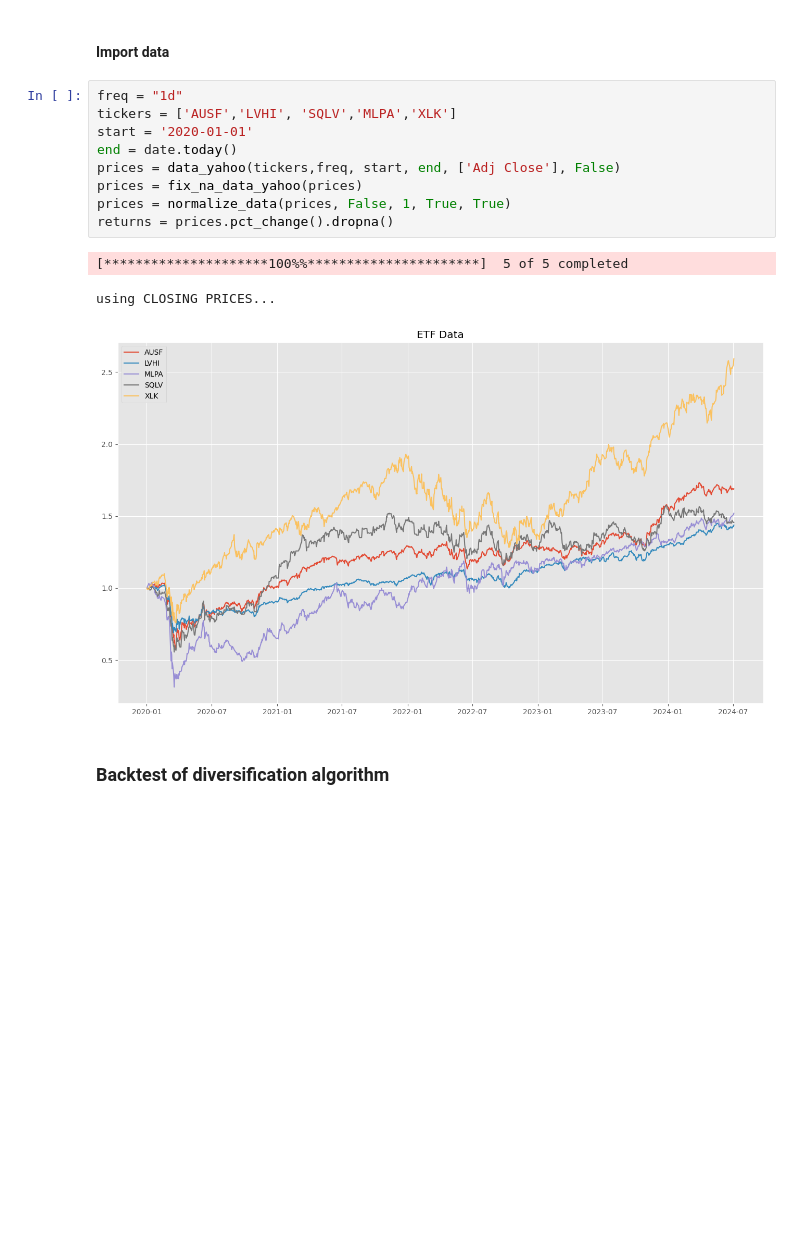
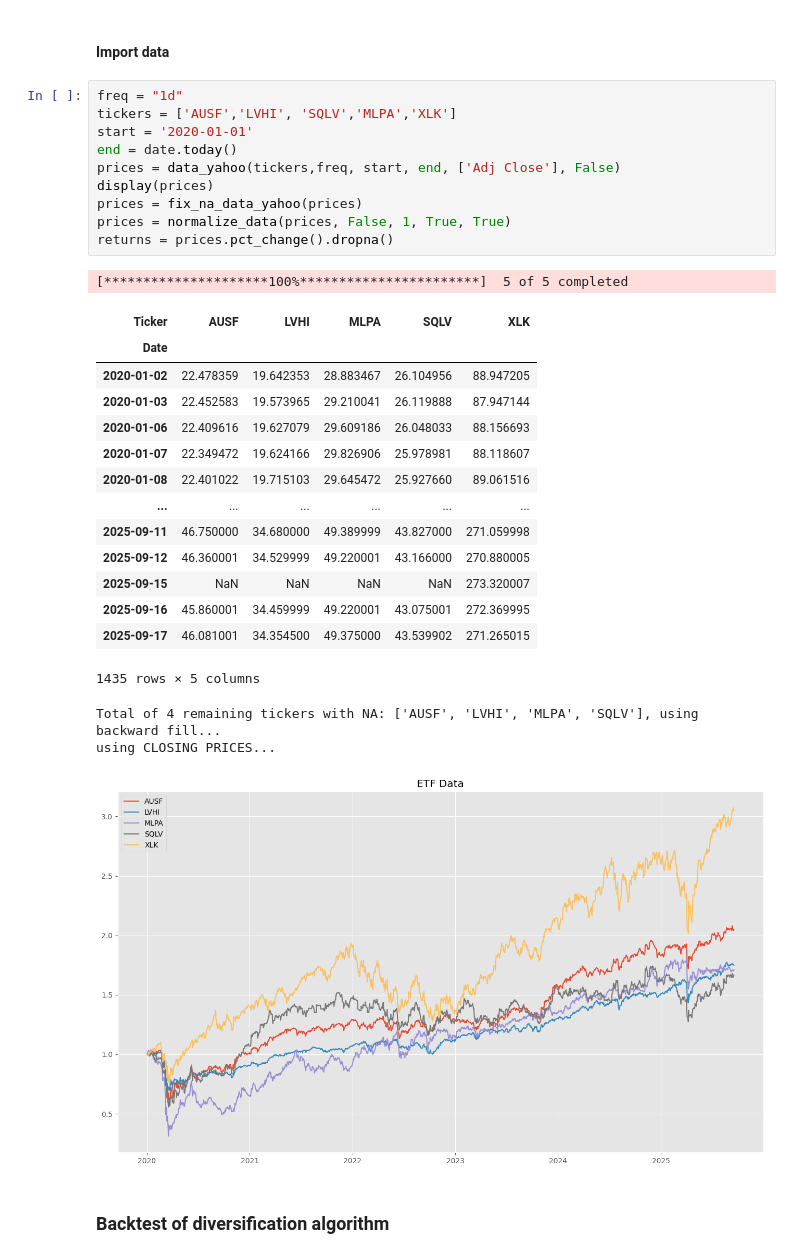
Before and after one commit to germanova/dynamic_asset_allocation_and_diversification, a Jupyter notebook: daa_diversification.ipynb, the cells around one changed output. Saved outputs shown, nothing was run; the diff lists cells and outputs as text; blank space fills up the shorter version.

```diff
--- a/daa_diversification.ipynb
+++ b/daa_diversification.ipynb
@@ -15,16 +15,32 @@ plt.style.use('ggplot')
 # %%
 freq = "1d"
 tickers = ['AUSF','LVHI', 'SQLV','MLPA','XLK']
 start = '2020-01-01'
 end = date.today()
 prices = data_yahoo(tickers,freq, start, end, ['Adj Close'], False)
+display(prices)
 prices = fix_na_data_yahoo(prices)
 prices = normalize_data(prices, False, 1, True, True)
 returns = prices.pct_change().dropna()
 # %% [output]
-[*********************100%%**********************]  5 of 5 completed
+[*********************100%***********************]  5 of 5 completed
+| Ticker | AUSF | LVHI | MLPA | SQLV | XLK |
+| Date |  |  |  |  |  |
+| 2020-01-02 | 22.478359 | 19.642353 | 28.883467 | 26.104956 | 88.947205 |
+| 2020-01-03 | 22.452583 | 19.573965 | 29.210041 | 26.119888 | 87.947144 |
+| 2020-01-06 | 22.409616 | 19.627079 | 29.609186 | 26.048033 | 88.156693 |
+| 2020-01-07 | 22.349472 | 19.624166 | 29.826906 | 25.978981 | 88.118607 |
+| 2020-01-08 | 22.401022 | 19.715103 | 29.645472 | 25.927660 | 89.061516 |
+| ... | ... | ... | ... | ... | ... |
+| 2025-09-11 | 46.750000 | 34.680000 | 49.389999 | 43.827000 | 271.059998 |
+| 2025-09-12 | 46.360001 | 34.529999 | 49.220001 | 43.166000 | 270.880005 |
+| 2025-09-15 | NaN | NaN | NaN | NaN | 273.320007 |
+| 2025-09-16 | 45.860001 | 34.459999 | 49.220001 | 43.075001 | 272.369995 |
+| 2025-09-17 | 46.081001 | 34.354500 | 49.375000 | 43.539902 | 271.265015 |
-using CLOSING PRICES...
+1435 rows × 5 columns
+Total of 4 remaining tickers with NA: ['AUSF', 'LVHI', 'MLPA', 'SQLV'], using backward fill...
+using CLOSING PRICES...
-[figure, old version]
+[figure, new version]
 # %% [markdown]
 ### Backtest of diversification algorithm
 # %% [markdown]
```
Also changed, not shown: parts of 4 cells of this notebook, 5 other files.
